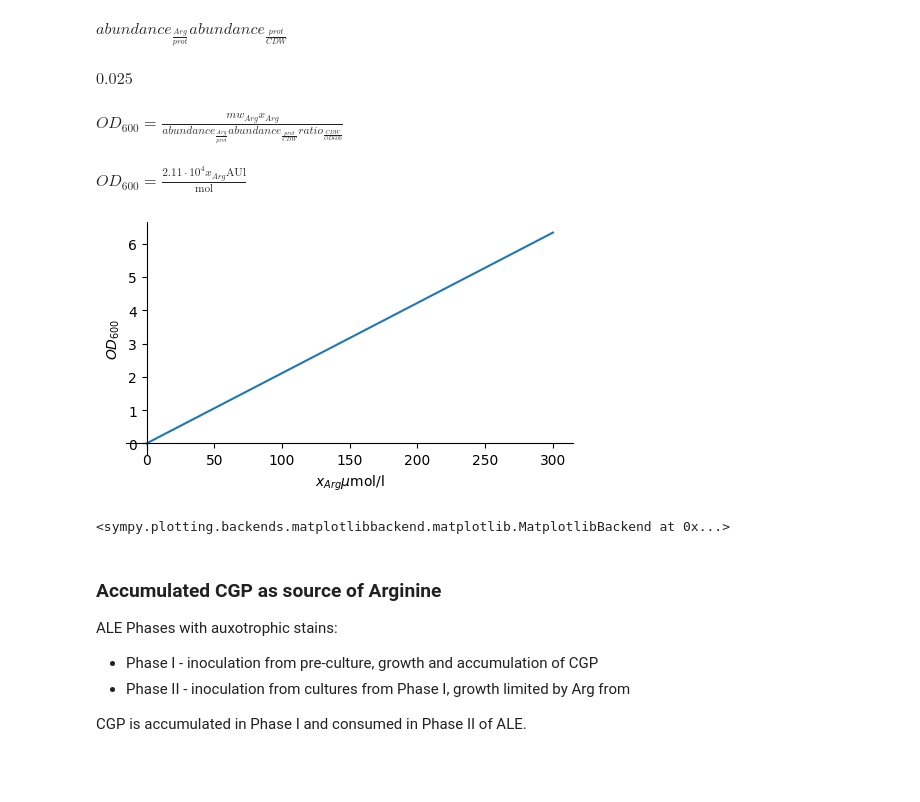
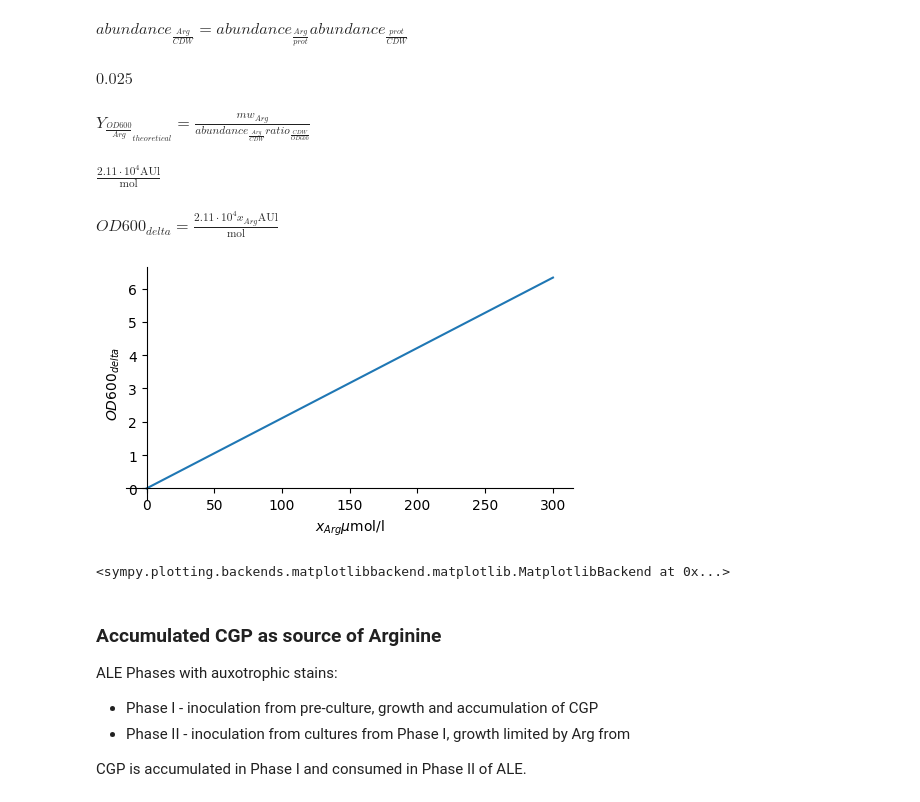
Before and after one commit to p7k/nu_tyo_lab_analysis, a Jupyter notebook: nb/exp/math_cgp_yields.ipynb, the cells around one changed output. Cells and saved outputs as stored; diff of their text form; code cells hidden in the pictures; blank space fills up the shorter version.

```diff
--- a/nb/exp/math_cgp_yields.ipynb
+++ b/nb/exp/math_cgp_yields.ipynb
@@ -61,18 +70,17 @@ Y_CDWp2_from_CDWp1 = Real(r'Y_{\frac{CDW_{phase2}}{CDW_{phase1}}}')
 # %%
 # FIXME - differs from Keith's assumptions
 
-const = {
+consts = {
     # molar weights
     mw_Arg: 174.2 * gram / mol,
     mw_Asp: 133.1 * gram / mol,
 
     # abundances
     ab_Arg_in_CGP: 0.60,  # FIXME accounting for one H2O loss 174.2 / (174.2 + 133.1 - 18)
-    # ab_CGP_in_CDW: 0.25,  # working assumption (previously considered conservative)
+    # ab_CGP_in_CDW: 0.10,  # working assumption (previously considered conservative)
     ab_Arg_in_prot: 0.05,  # 1/20 of all proteins (confirmed in cheminfo.ipynb)
     ab_prot_in_CDW: 0.50,  # 1/2 of cell dry weight presumed to be proteins
 
-    # conversions
-    ratio_CDW_per_OD600: .33 * (gram / liter) / au
-    # FIXME based on https://bionumbers.hms.harvard.edu/bionumber.aspx?id=109838&ver=2
+    # conversions FIXME based on https://bionumbers.hms.harvard.edu/bionumber.aspx?id=109838&ver=2
+    ab_CDW_per_OD600: .33 * (gram / liter) / au,
 }
@@ -83,29 +104,34 @@ This is a theoretical upper bound on cellular growth, as we expect the highest p
 # %%
-(ab_Arg_in_CDW := ab_prot_in_CDW * ab_Arg_in_prot)
+eq_abundance_arg_cdw = Eq(ab_Arg_in_CDW, ab_prot_in_CDW * ab_Arg_in_prot)
+consts[ab_Arg_in_CDW] = N3(eq_abundance_arg_cdw.rhs.subs(consts))
+
+display(eq_abundance_arg_cdw, consts[ab_Arg_in_CDW])
 # %% [output]
-$\displaystyle abundance_{\frac{Arg}{prot}} abundance_{\frac{prot}{CDW}}$
+$\displaystyle abundance_{\frac{Arg}{CDW}} = abundance_{\frac{Arg}{prot}} abundance_{\frac{prot}{CDW}}$
+$\displaystyle 0.025$
-# %%
-ab_Arg_in_CDW.subs(const)
-# %% [output]
-$\displaystyle 0.025$
 # %%
-(eq_OD_from_Arg := Eq(OD600, x_Arg / (ratio_CDW_per_OD600 * ab_Arg_in_CDW / mw_Arg)))
+eq_Y_OD_from_arg = Eq(Y_OD_from_Arg_theor, mw_Arg / (ab_CDW_per_OD600 * ab_Arg_in_CDW))
+consts[Y_OD_from_Arg_theor] = N3(eq_Y_OD_from_arg.rhs.subs(consts))
+
+display(eq_Y_OD_from_arg, consts[Y_OD_from_Arg_theor])
 # %% [output]
-$\displaystyle OD_{600} = \frac{mw_{Arg} x_{Arg}}{abundance_{\frac{Arg}{prot}} abundance_{\frac{prot}{CDW}} ratio_{\frac{CDW}{OD600}}}$
+$\displaystyle Y_{\frac{OD600}{Arg}_{theoretical}} = \frac{mw_{Arg}}{abundance_{\frac{Arg}{CDW}} ratio_{\frac{CDW}{OD600}}}$
+$\displaystyle \frac{2.11 \cdot 10^{4} \text{AU} \text{l}}{\text{mol}}$
-# %%
-N3(eq_OD_from_Arg.subs(const))
-# %% [output]
-$\displaystyle OD_{600} = \frac{2.11 \cdot 10^{4} x_{Arg} \text{AU} \text{l}}{\text{mol}}$
+# %%
+(eq_OD_delta_x_Arg__theor := eq_OD_delta.subs({x: x_Arg, Y_OD_from_x: consts[Y_OD_from_Arg_theor]}))
+# %% [output]
+$\displaystyle OD600_{delta} = \frac{2.11 \cdot 10^{4} x_{Arg} \text{AU} \text{l}}{\text{mol}}$
 # %%
+# plot of theoretical OD600 from x_Arg
 plot(
-    eq_OD_from_Arg.subs(const).rhs * (micro * mol / liter) / au,
+    eq_OD_delta_x_Arg__theor.rhs.subs(consts) * (micro * mol / liter) / au,
     (x_Arg, 0, 300),
     xlabel=x_Arg * micro * mol / liter,
-    ylabel=OD600,
+    ylabel=OD_delta,
     size=(5, 3),
 )
 # %% [output]
-[figure, old version]
+[figure, new version]
 <sympy.plotting.backends.matplotlibbackend.matplotlib.MatplotlibBackend at 0x...>
 # %% [markdown]
 ### Accumulated CGP as source of Arginine
```
Also changed, not shown: parts of 24 cells of this notebook, 6 other files.
